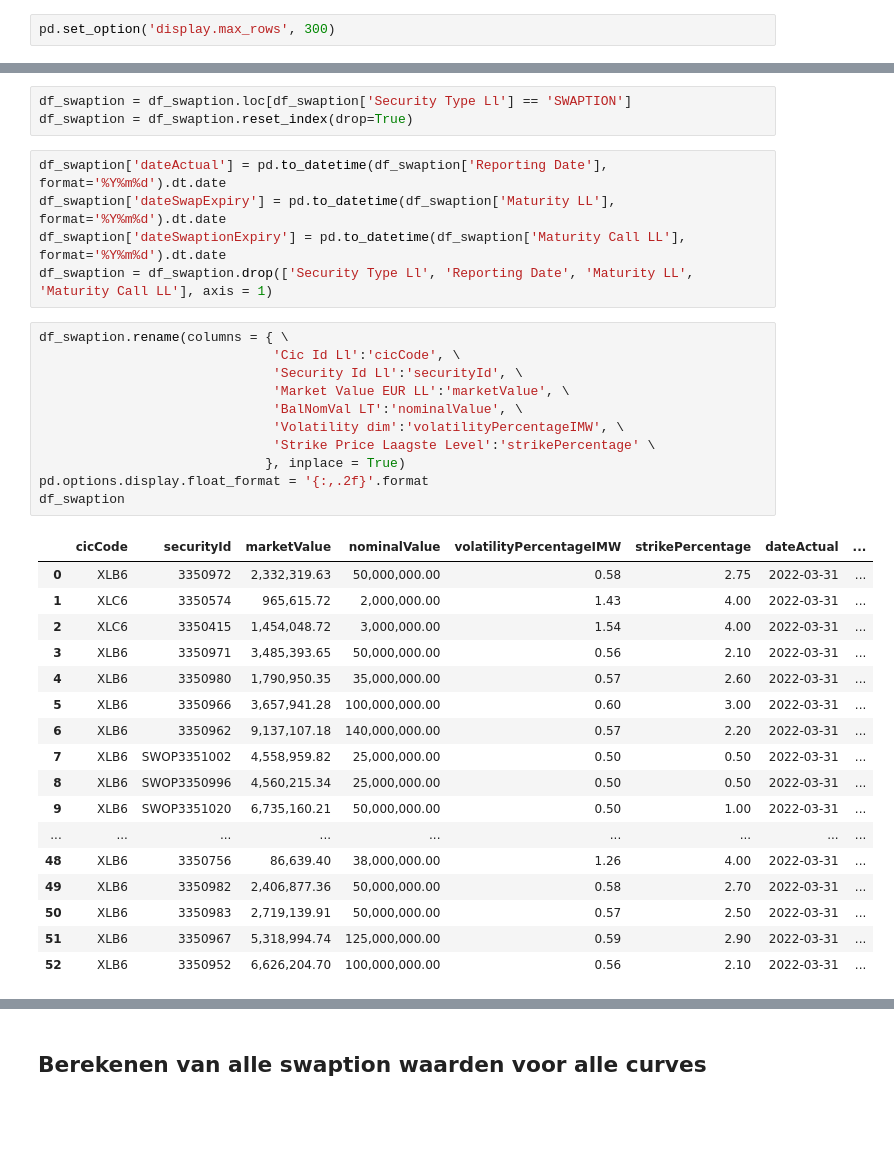
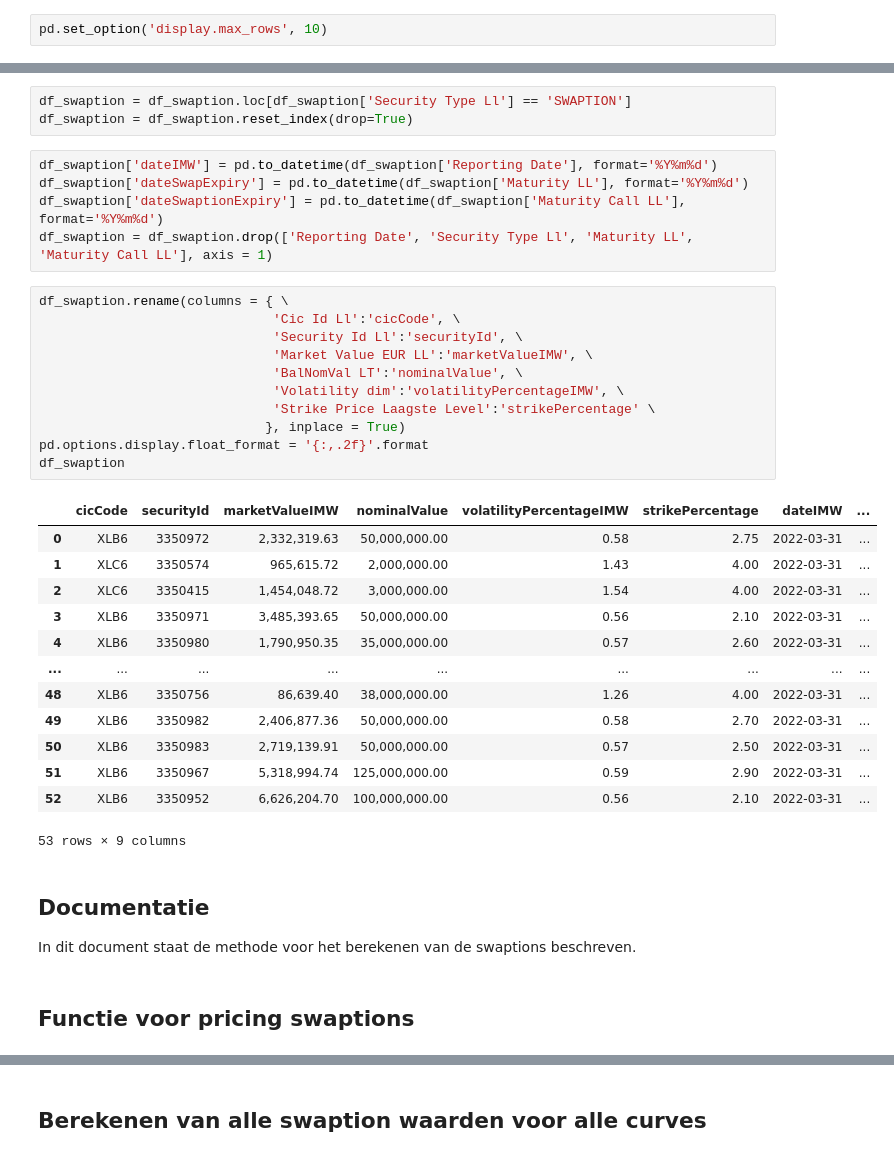
Before and after one commit to OscarDries/TRECS, a Jupyter notebook: swaption (IN PROGRESS)/Module swaption.ipynb, the cells around one changed output, grey strips where cells are left out. Saved outputs shown, nothing was run; the diff lists cells and outputs as text; blank space fills up the shorter version.

```diff
--- a/swaption (IN PROGRESS)/Module swaption.ipynb
+++ b/swaption (IN PROGRESS)/Module swaption.ipynb
@@ -36,7 +38,7 @@ Links uitlijnen tabellen
 # %% [markdown]
 Bij printen van een dataframe wordt slechts een beperkt aantal rijen getoond.
 # %%
-pd.set_option('display.max_rows', 300)
+pd.set_option('display.max_rows', 10)
 # %% [markdown]
 ## Initialisatie parameters
 # %%
@@ -115,36 +99,37 @@ df_swaption = pd.read_csv(r"imwbestand/2022M03 Adjusted IMW Weekupdate 202205131
 df_swaption = df_swaption.loc[df_swaption['Security Type Ll'] == 'SWAPTION']
 df_swaption = df_swaption.reset_index(drop=True)
 # %%
-df_swaption['dateActual'] = pd.to_datetime(df_swaption['Reporting Date'], format='%Y%m%d').dt.date
-df_swaption['dateSwapExpiry'] = pd.to_datetime(df_swaption['Maturity LL'], format='%Y%m%d').dt.date
-df_swaption['dateSwaptionExpiry'] = pd.to_datetime(df_swaption['Maturity Call LL'], format='%Y%m%d').dt.date
-df_swaption = df_swaption.drop(['Security Type Ll', 'Reporting Date', 'Maturity LL', 'Maturity Call LL'], axis = 1)
+df_swaption['dateIMW'] = pd.to_datetime(df_swaption['Reporting Date'], format='%Y%m%d')
+df_swaption['dateSwapExpiry'] = pd.to_datetime(df_swaption['Maturity LL'], format='%Y%m%d')
+df_swaption['dateSwaptionExpiry'] = pd.to_datetime(df_swaption['Maturity Call LL'], format='%Y%m%d')
+df_swaption = df_swaption.drop(['Reporting Date', 'Security Type Ll', 'Maturity LL', 'Maturity Call LL'], axis = 1)
 # %%
 df_swaption.rename(columns = { \
                               'Cic Id Ll':'cicCode', \
                               'Security Id Ll':'securityId', \
-                              'Market Value EUR LL':'marketValue', \
+                              'Market Value EUR LL':'marketValueIMW', \
                               'BalNomVal LT':'nominalValue', \
                               'Volatility dim':'volatilityPercentageIMW', \
                               'Strike Price Laagste Level':'strikePercentage' \
                              }, inplace = True)
 pd.options.display.float_format = '{:,.2f}'.format
 df_swaption
 # %% [output]
-|  | cicCode | securityId | marketValue | nominalValue | volatilityPercentageIMW | strikePercentage | dateActual | ... |
+|  | cicCode | securityId | marketValueIMW | nominalValue | volatilityPercentageIMW | strikePercentage | dateIMW | ... |
 | 0 | XLB6 | 3350972 | 2,332,319.63 | 50,000,000.00 | 0.58 | 2.75 | 2022-03-31 | ... |
 | 1 | XLC6 | 3350574 | 965,615.72 | 2,000,000.00 | 1.43 | 4.00 | 2022-03-31 | ... |
 | 2 | XLC6 | 3350415 | 1,454,048.72 | 3,000,000.00 | 1.54 | 4.00 | 2022-03-31 | ... |
 | 3 | XLB6 | 3350971 | 3,485,393.65 | 50,000,000.00 | 0.56 | 2.10 | 2022-03-31 | ... |
 | 4 | XLB6 | 3350980 | 1,790,950.35 | 35,000,000.00 | 0.57 | 2.60 | 2022-03-31 | ... |
-| 5 | XLB6 | 3350966 | 3,657,941.28 | 100,000,000.00 | 0.60 | 3.00 | 2022-03-31 | ... |
-| 6 | XLB6 | 3350962 | 9,137,107.18 | 140,000,000.00 | 0.57 | 2.20 | 2022-03-31 | ... |
-| 7 | XLB6 | SWOP3351002 | 4,558,959.82 | 25,000,000.00 | 0.50 | 0.50 | 2022-03-31 | ... |
-| 8 | XLB6 | SWOP3350996 | 4,560,215.34 | 25,000,000.00 | 0.50 | 0.50 | 2022-03-31 | ... |
-| 9 | XLB6 | SWOP3351020 | 6,735,160.21 | 50,000,000.00 | 0.50 | 1.00 | 2022-03-31 | ... |
 | ... | ... | ... | ... | ... | ... | ... | ... | ... |
 | 48 | XLB6 | 3350756 | 86,639.40 | 38,000,000.00 | 1.26 | 4.00 | 2022-03-31 | ... |
 | 49 | XLB6 | 3350982 | 2,406,877.36 | 50,000,000.00 | 0.58 | 2.70 | 2022-03-31 | ... |
 | 50 | XLB6 | 3350983 | 2,719,139.91 | 50,000,000.00 | 0.57 | 2.50 | 2022-03-31 | ... |
 | 51 | XLB6 | 3350967 | 5,318,994.74 | 125,000,000.00 | 0.59 | 2.90 | 2022-03-31 | ... |
 | 52 | XLB6 | 3350952 | 6,626,204.70 | 100,000,000.00 | 0.56 | 2.10 | 2022-03-31 | ... |
+53 rows × 9 columns
+# %% [markdown]
+## Documentatie
+In dit document staat de methode voor het berekenen van de swaptions beschreven.
+# %% [markdown]
+## Functie voor pricing swaptions
```
Also changed, not shown: parts of 29 cells of this notebook, 2 other files.
